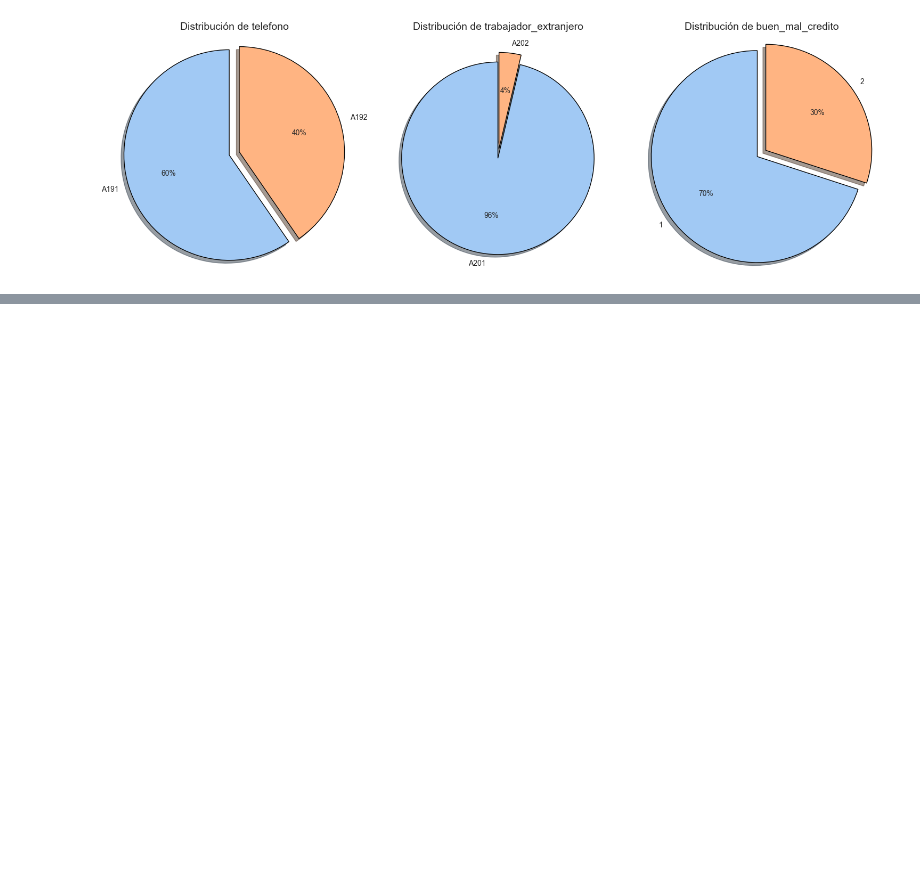
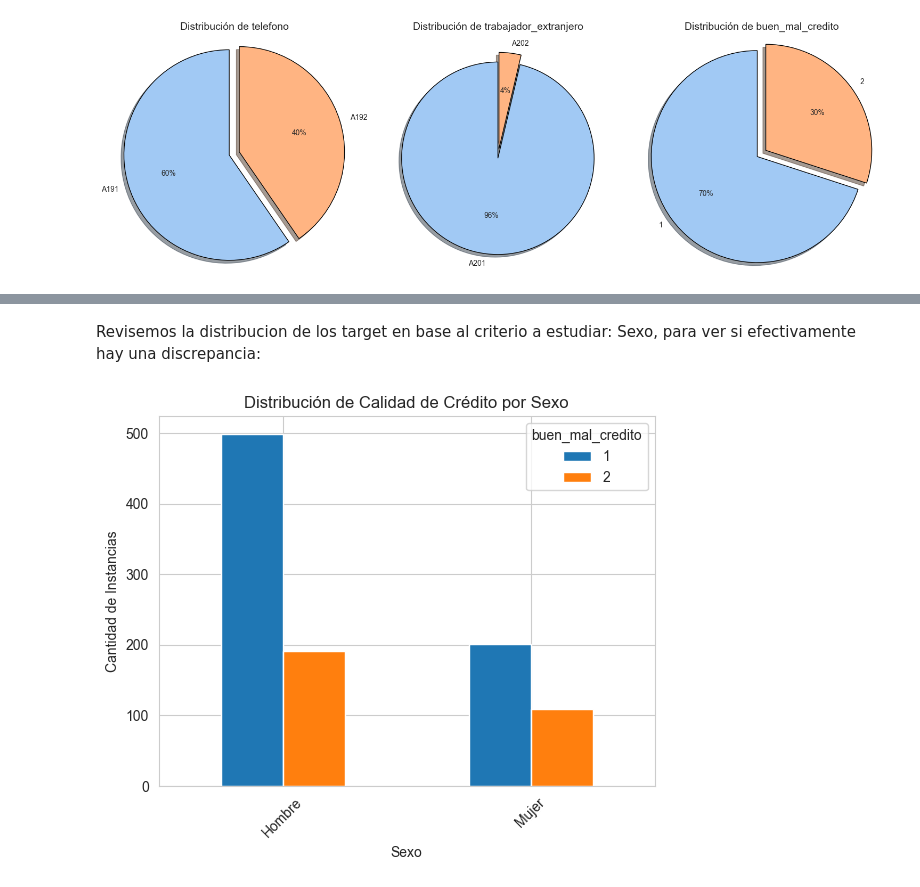
Before and after one commit to ezemartlopez/TP-Integrador-Equidad-en-Aprendizaje-Autom-tico, a Jupyter notebook: 01_Conjunto_datos.ipynb, the cells around one changed output, grey strips where cells are left out. Saved outputs shown, nothing was run; the diff lists cells and outputs as text; code cells hidden in the pictures; blank space fills up the shorter version.

```diff
--- a/01_Conjunto_datos.ipynb
+++ b/01_Conjunto_datos.ipynb
@@ -519,0 +548,24 @@ plt.show()
+# %% [markdown]
+Revisemos la distribucion de los target en base al criterio a estudiar: Sexo, para ver si efectivamente hay una discrepancia:
+# %%
+estado_civil_sexo_map = {
+    "A91": "Hombre - No Soltero",
+    "A92": "Mujer - No Soltera",
+    "A93": "Hombre - Soltero",
+    "A94": "Hombre - No Soltero",
+    "A95": "Mujer - Soltera"
+}
+
+df["estado_civil_sexo"] = df["estado_civil_sexo"].map(estado_civil_sexo_map)
+df['sexo'] = df['estado_civil_sexo'].str.split(' - ').str[0]
+df['estado_civil'] = df['estado_civil_sexo'].str.split(' - ').str[1]
+df.drop(columns=['estado_civil_sexo'], inplace=True)
+grouped = df.groupby(['sexo', 'buen_mal_credito']).size().unstack().fillna(0)
+grouped.plot(kind='bar', stacked=False)
+plt.xlabel("Sexo")
+plt.ylabel("Cantidad de Instancias")
+plt.title("Distribución de Calidad de Crédito por Sexo")
+plt.xticks(rotation=45)
+plt.show()
+# %% [output]
+[figure, added]
```
Also changed, not shown: parts of 3 cells of this notebook.
